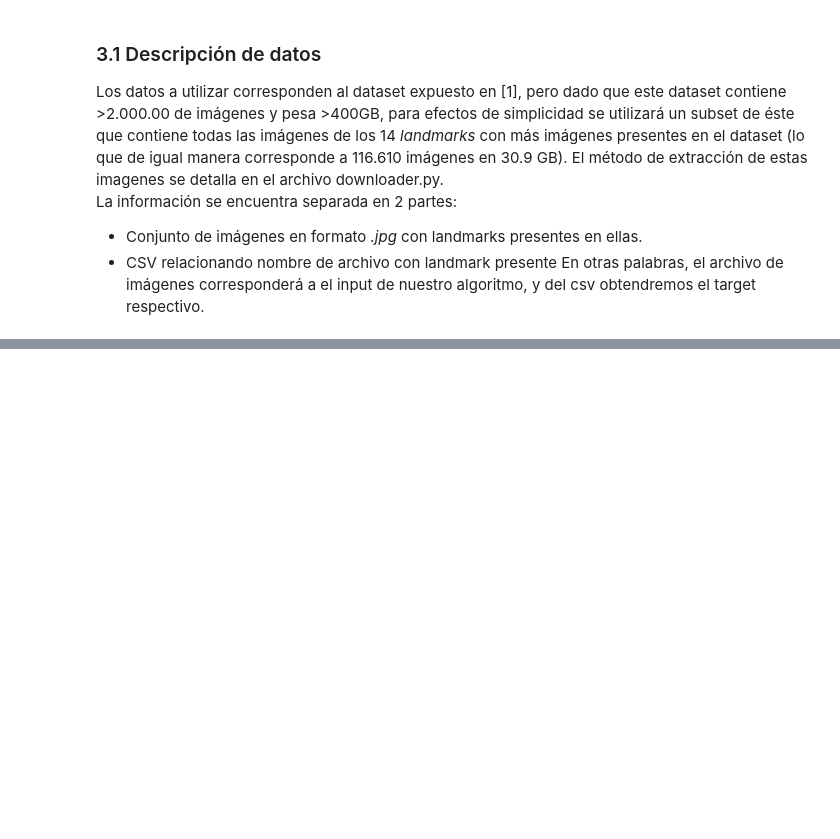
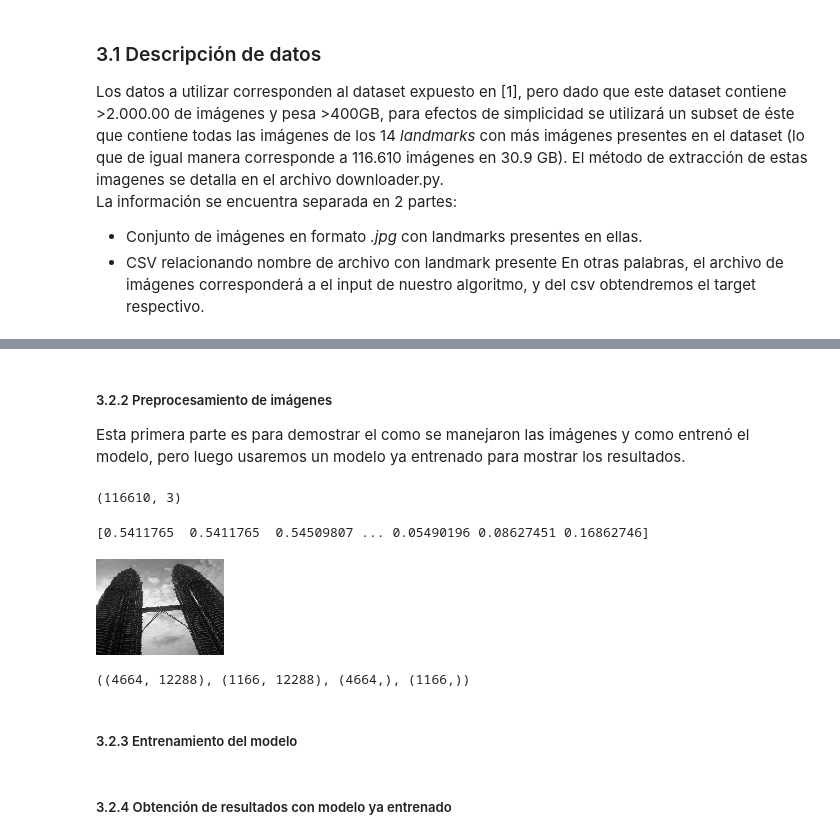
Before and after one commit to gregschuit/Proyecto-IIC3695, a Jupyter notebook: Proyecto.ipynb, the cells around one changed output, grey strips where cells are left out. Drawn from its saved outputs; the diff is of its cells as text; code cells hidden in the pictures; blank space fills up the shorter version.

```diff
--- a/Proyecto.ipynb
+++ b/Proyecto.ipynb
@@ -180,0 +201,48 @@ Una propuesta respecto al manejo de datos para la implementación, es comenzar u
+# %% [markdown]
+##### 3.2.2 Preprocesamiento de imágenes
+
+Esta primera parte es para demostrar el como se manejaron las imágenes y como entrenó el modelo, pero luego usaremos un modelo ya entrenado para mostrar los resultados.
+# %%
+pti = 'images/train/' # Path To Images
+ext = '.jpg' # Image extension
+
+# Cargar datos sobre archivos en pd Dataframe
+traindata = pd.read_csv("train.csv")
+
+# Agregar a los nombres de los archivos los paths y extensiones correspondientes
+traindata['filename'] = traindata['filename'].apply(lambda x: pti + x + ext)
+
+traindata.shape
+# %% [output]
+(116610, 3)
+# %%
+# Based on: https://www.analyticsvidhya.com/blog/2019/01/build-image-classification-model-10-minutes/
+
+# Creación de vector de inputs al modelo
+train_images = []
+
+color = "grayscale" # Se elige la escala de grises para mantener simple el modelo
+img_size = (96, 128) # Tamaño de pixeles a considerar 3:4 ratio (alto:ancho)
+img_ratio = 0.05 # 5% de las imagenes serán usadas, importante para no consumir toda la ram
+
+for i in tqdm(range(int(traindata.shape[0] * img_ratio))):
+
+    # Cargamos la imagen correspondiente en blanco y negro, y con el tamaño deseado
+    img = image.load_img(traindata['filename'][i], target_size=img_size, color_mode=color) # El cambiar el graysacale hace que el shape tenga profundidad 3
+    # pasamos la imagen a una matriz de grayscale pixels
+    img = image.img_to_array(img)
+    # Escalamos el valor de cada pixel (255 -> 1)
+    img = img/255
+    # Flatten por que la librería utilizada recibe inputs de una dimensión
+    train_images.append(img.flatten())
+
+# Transformamos nuestro vector de inputs en un np array
+X = np.array(train_images)
+# %%
+# Ejemplo de imagen, y su vector obtenido
+img = image.load_img(traindata['filename'][np.random.randint(0, int(traindata.shape[0] * img_ratio))], target_size=(96,128), color_mode="grayscale")
+print(image.img_to_array(img).flatten()/255)
+img
+# %% [output]
+[0.5411765  0.5411765  0.54509807 ... 0.05490196 0.08627451 0.16862746]
+[figure, added]
@@ -180,0 +253,9 @@ Una propuesta respecto al manejo de datos para la implementación, es comenzar u
+# %%
+# Split de datos
+
+X_train, X_test, y_train, y_test = train_test_split(X, targets, random_state=42, test_size=0.2)
+X_train.shape, X_test.shape, y_train.shape, y_test.shape
+# %% [output]
+((4664, 12288), (1166, 12288), (4664,), (1166,))
+# %% [markdown]
+##### 3.2.3 Entrenamiento del modelo
@@ -180,0 +274,2 @@ Una propuesta respecto al manejo de datos para la implementación, es comenzar u
+# %% [markdown]
+##### 3.2.4 Obtención de  resultados con modelo ya entrenado
```
Also changed, not shown: parts of 17 cells of this notebook, 4 other files.
